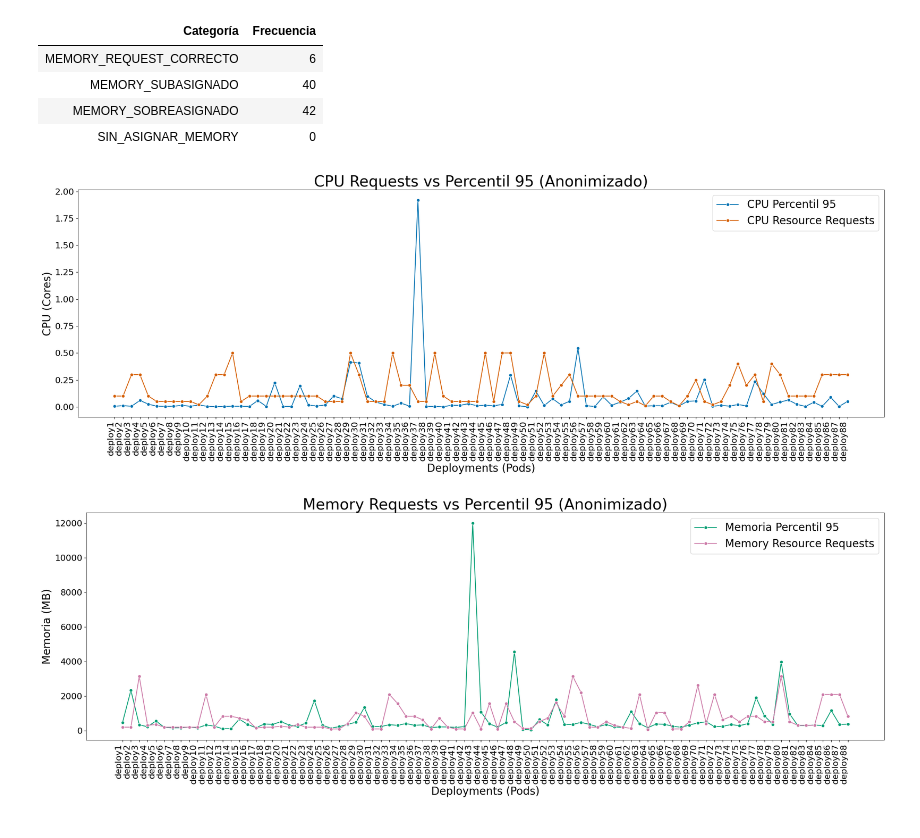
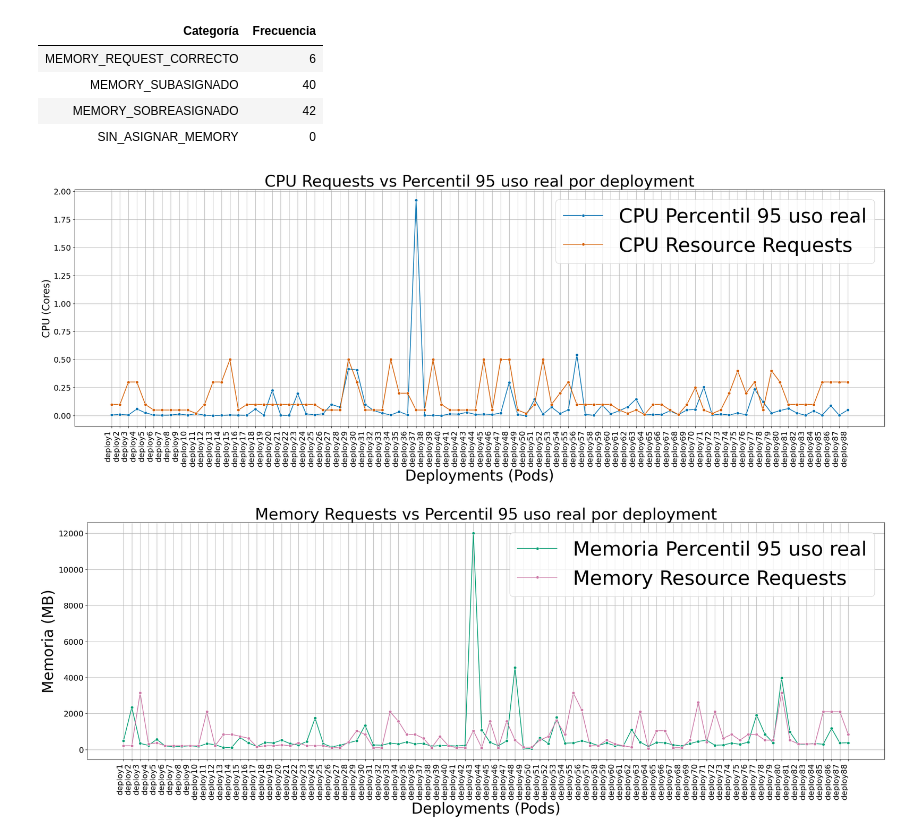
Before and after one commit to DanielEcheverri-Bosch/TFM-DanielEcheverri-Publico, a Jupyter notebook: Anexo_2_codigo_figuras_propias/Figuras_propias_codigo.ipynb, the cells around one changed output. Drawn from its saved outputs; the diff is of its cells as text; code cells hidden in the pictures.

```diff
--- a/Anexo_2_codigo_figuras_propias/Figuras_propias_codigo.ipynb
+++ b/Anexo_2_codigo_figuras_propias/Figuras_propias_codigo.ipynb
@@ -234,33 +234,35 @@ VERDE = "#009E73"        # Verde fuerte
 ROSA = "#CC79A7"         # Rosa magenta fuerte
 # %%
 # Gráfico de CPU
-plt.figure(figsize=(22, 8))
-sns.lineplot(x='deployments', y='CPU_95', data=data, marker='o', label='CPU Percentil 95', color=AZUL)
+plt.figure(figsize=(24, 9))
+sns.lineplot(x='deployments', y='CPU_95', data=data, marker='o', label='CPU Percentil 95 uso real', color=AZUL)
 sns.lineplot(x='deployments', y='CPU_REQUESTS', data=data, marker='o', label='CPU Resource Requests', color=NARANJA)
 plt.ylabel('CPU (Cores)', fontsize=20)
-plt.title('CPU Requests vs Percentil 95 (Anonimizado)', fontsize=28)
+plt.title('CPU Requests vs Percentil 95 uso real por deployment', fontsize=32)
 plt.xticks(rotation=90, ha='right', fontsize=16)
 plt.yticks(fontsize=16)
-plt.xlabel('Deployments (Pods)', fontsize=20)
-plt.legend(fontsize=20)
+plt.xlabel('Deployments (Pods)', fontsize=30)
+plt.legend(fontsize=40)
 plt.tight_layout()
+plt.grid(True)
 plt.show()
 
 # Gráfico de Memoria
-plt.figure(figsize=(22, 8))
-sns.lineplot(x='deployments', y='Memory_95', data=data, marker='o', label='Memoria Percentil 95', color=VERDE)
+plt.figure(figsize=(24, 9))
+sns.lineplot(x='deployments', y='Memory_95', data=data, marker='o', label='Memoria Percentil 95 uso real', color=VERDE)
 sns.lineplot(x='deployments', y='MEMORY_REQUESTS_in_MB', data=data, marker='o', label='Memory Resource Requests', color=ROSA)
-plt.ylabel('Memoria (MB)', fontsize=20)
-plt.title('Memory Requests vs Percentil 95 (Anonimizado)', fontsize=28)
+plt.ylabel('Memoria (MB)', fontsize=30)
+plt.title('Memory Requests vs Percentil 95 uso real por deployment', fontsize=32)
 plt.xticks(rotation=90, ha='right', fontsize=16)
 plt.yticks(fontsize=16)
-plt.xlabel('Deployments (Pods)', fontsize=20)
-plt.legend(fontsize=20)
+plt.xlabel('Deployments (Pods)', fontsize=30)
+plt.legend(fontsize=40)
 plt.tight_layout()
+plt.grid(True)
 plt.show()
 # %% [output]
-[figure, old version]
+[figure, new version]
-[figure, old version]
+[figure, new version]
 # %%
 # Cargar los datos
 df_percentiles = pd.read_csv("percentil_95_comparado.csv", sep=";")
```
Also changed, not shown: parts of 1 cell of this notebook.
